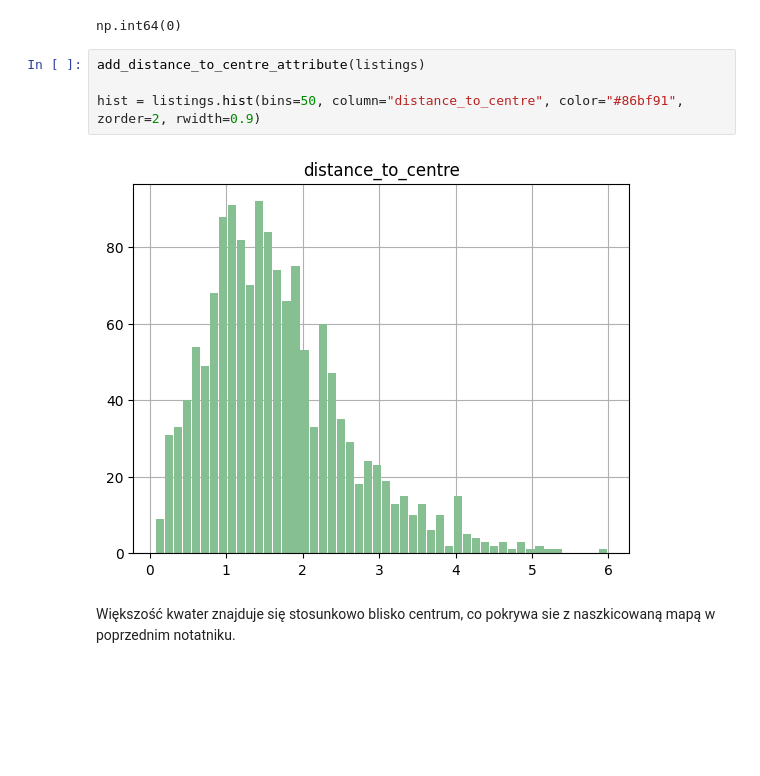
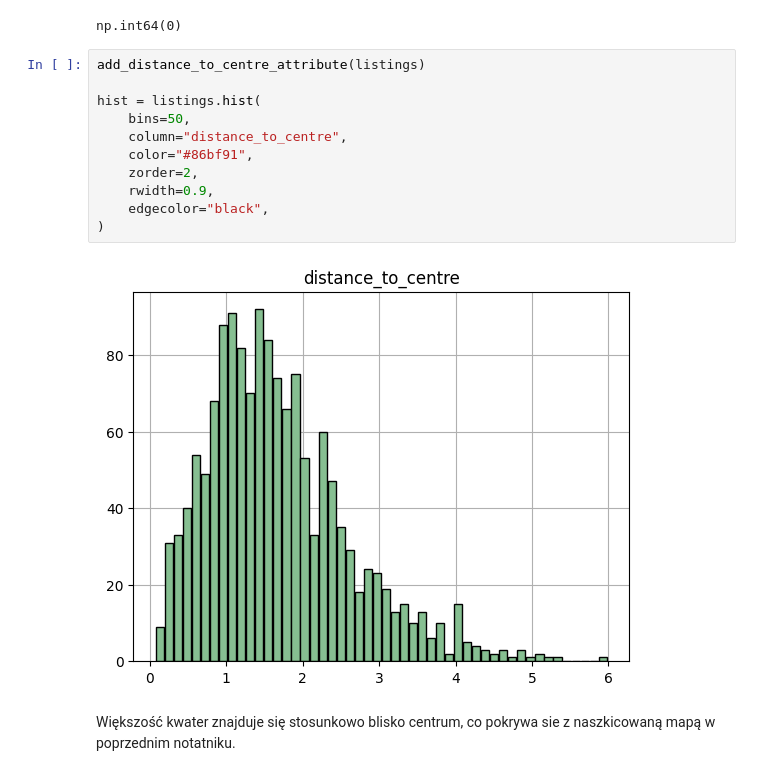
Before and after one commit to susek555/IUM, a Jupyter notebook: notebooks/preprocessing_02.ipynb, the cells around one changed output. Cells and saved outputs as stored; diff of their text form; blank space fills up the shorter version.

```diff
--- a/notebooks/preprocessing_02.ipynb
+++ b/notebooks/preprocessing_02.ipynb
@@ -102,9 +102,16 @@ np.int64(0)
 # %%
 add_distance_to_centre_attribute(listings)
 
-hist = listings.hist(bins=50, column="distance_to_centre", color="#86bf91", zorder=2, rwidth=0.9)
+hist = listings.hist(
+    bins=50,
+    column="distance_to_centre",
+    color="#86bf91",
+    zorder=2,
+    rwidth=0.9,
+    edgecolor="black",
+)
 # %% [output]
-[figure, old version]
+[figure, new version]
 # %% [markdown]
 Większość kwater znajduje się stosunkowo blisko centrum, co pokrywa sie z naszkicowaną mapą w poprzednim notatniku.
 # %% [markdown]
```
Also changed, not shown: parts of 19 cells of this notebook, 9 other files.
